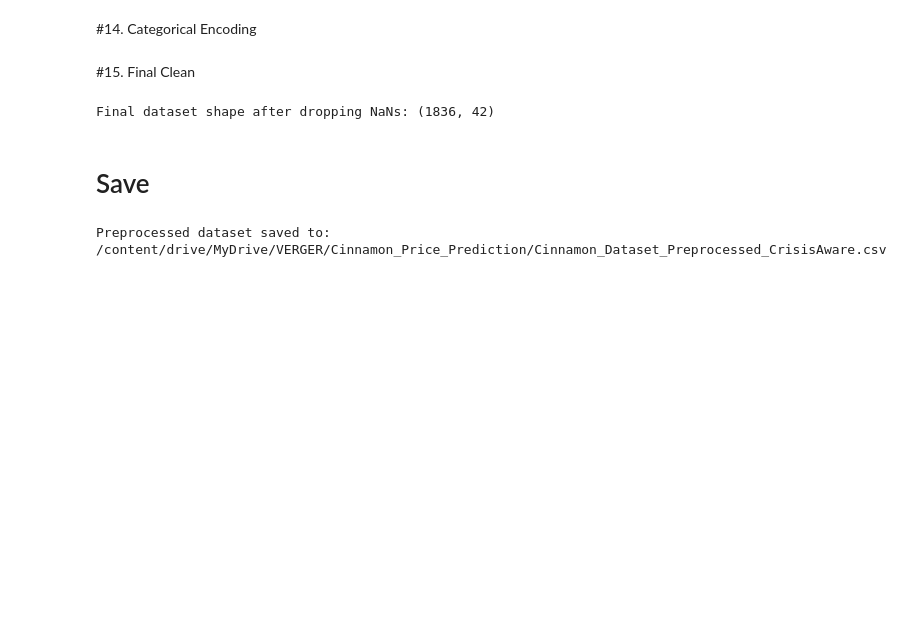
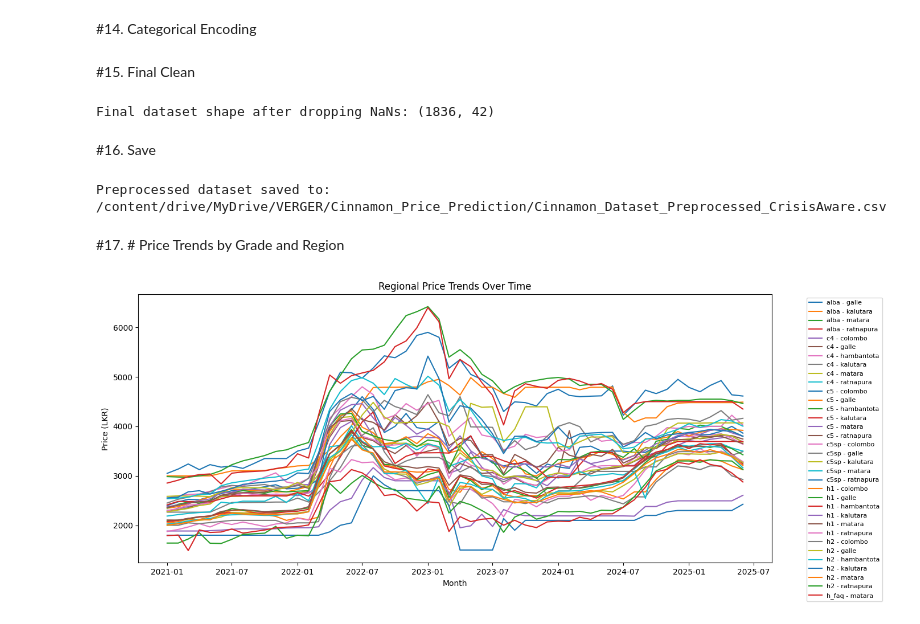
Before and after one commit to vimesh630/Spice_Price_Prediction_VERGER, a Jupyter notebook: Preprocessing_for_Cinnamon_Price_Forecasting_Model.ipynb, the cells around one changed output. Cells and saved outputs as stored; diff of their text form; code cells hidden in the pictures; blank space fills up the shorter version.

Commit message:
Added some plots to visualize the dataset's stregnths and insights to have a proper idea about the dataset.

```diff
--- a/Preprocessing_for_Cinnamon_Price_Forecasting_Model.ipynb
+++ b/Preprocessing_for_Cinnamon_Price_Forecasting_Model.ipynb
@@ -112,10 +112,26 @@ print(f"Final dataset shape after dropping NaNs: {df.shape}")
 # %% [output]
 Final dataset shape after dropping NaNs: (1836, 42)
 # %% [markdown]
-# Save
+#16.  Save
 # %%
 output_path = "/content/drive/MyDrive/VERGER/Cinnamon_Price_Prediction/Cinnamon_Dataset_Preprocessed_CrisisAware.csv"
 df.to_csv(output_path, index=False)
 print(f"Preprocessed dataset saved to: {output_path}")
 # %% [output]
 Preprocessed dataset saved to: /content/drive/MyDrive/VERGER/Cinnamon_Price_Prediction/Cinnamon_Dataset_Preprocessed_CrisisAware.csv
+# %% [markdown]
+#17. # Price Trends by Grade and Region
+# %%
+import matplotlib.pyplot as plt
+
+plt.figure(figsize=(14, 6))
+for (grade, region), group in df.groupby(['Grade', 'Region']):
+    plt.plot(group['Month'], group['Regional_Price'], label=f"{grade} - {region}")
+plt.title("Regional Price Trends Over Time")
+plt.xlabel("Month")
+plt.ylabel("Price (LKR)")
+plt.legend(fontsize=8, bbox_to_anchor=(1.05, 1))
+plt.tight_layout()
+plt.show()
+# %% [output]
+[figure, added]
```
Also changed, not shown: parts of 6 cells of this notebook.
